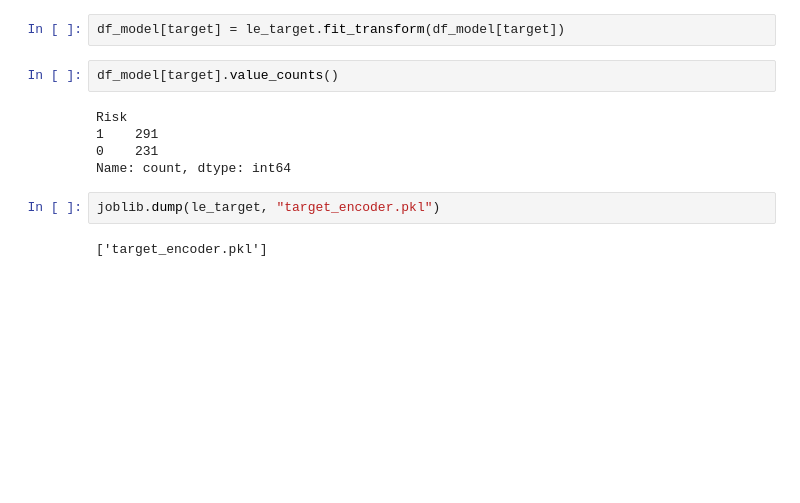
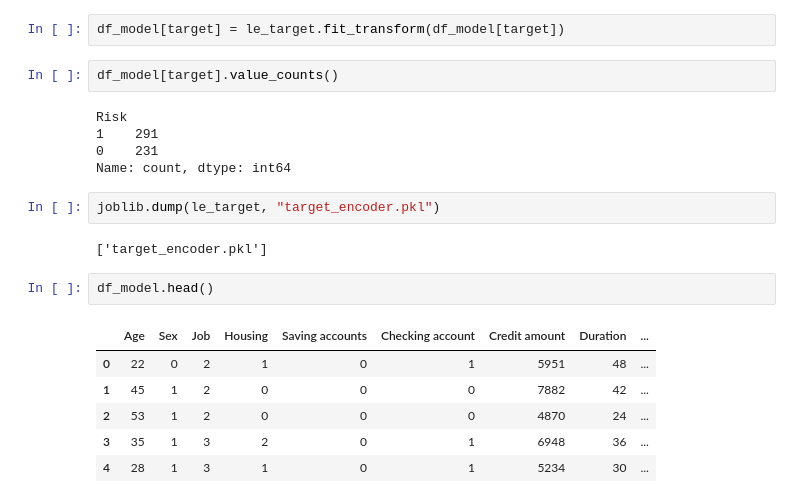
Before and after one commit to dameli08/Credit-Risk-Model, a Jupyter notebook: analysis_model.ipynb, the cells around one changed output. Cells and saved outputs as stored; diff of their text form; blank space fills up the shorter version.

```diff
--- a/analysis_model.ipynb
+++ b/analysis_model.ipynb
@@ -355,3 +355,12 @@ Name: count, dtype: int64
 joblib.dump(le_target, "target_encoder.pkl")
 # %% [output]
 ['target_encoder.pkl']
+# %%
+df_model.head()
+# %% [output]
+|  | Age | Sex | Job | Housing | Saving accounts | Checking account | Credit amount | Duration | ... |
+| 0 | 22 | 0 | 2 | 1 | 0 | 1 | 5951 | 48 | ... |
+| 1 | 45 | 1 | 2 | 0 | 0 | 0 | 7882 | 42 | ... |
+| 2 | 53 | 1 | 2 | 0 | 0 | 0 | 4870 | 24 | ... |
+| 3 | 35 | 1 | 3 | 2 | 0 | 1 | 6948 | 36 | ... |
+| 4 | 28 | 1 | 3 | 1 | 0 | 1 | 5234 | 30 | ... |
```
Also changed, not shown: parts of 12 cells of this notebook.
